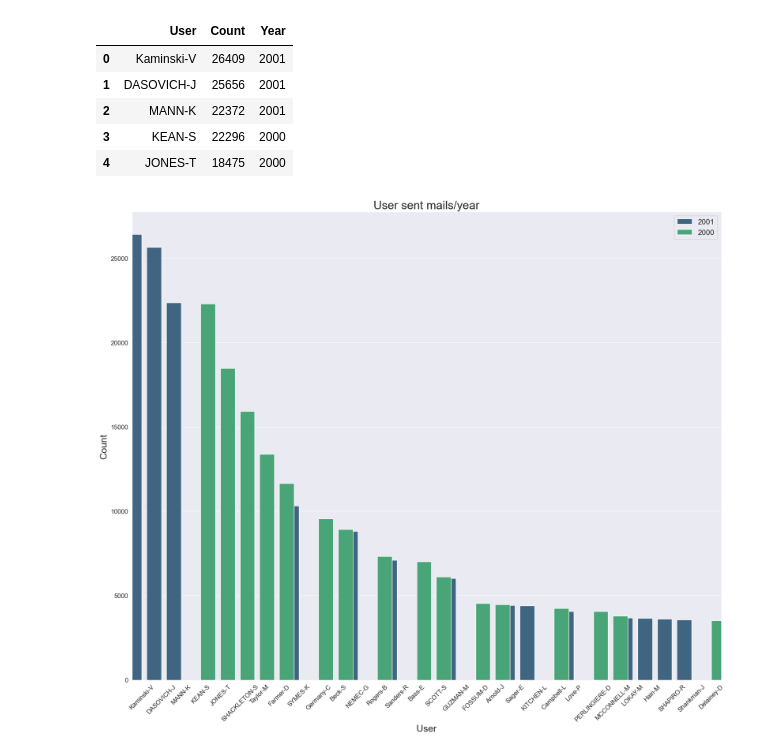
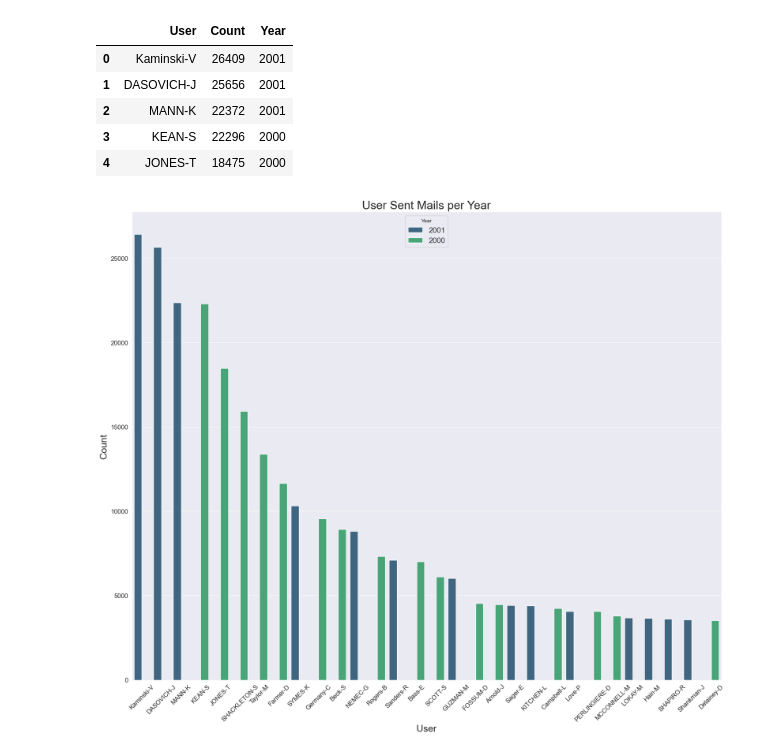
Before and after one commit to tlq010407/5003_enron, a Jupyter notebook: Data_Preprocessing_Visu.ipynb, the cells around one changed output. Drawn from its saved outputs; the diff is of its cells as text; code cells hidden in the pictures.

```diff
--- a/Data_Preprocessing_Visu.ipynb
+++ b/Data_Preprocessing_Visu.ipynb
@@ -338,3 +358,5 @@ Year
 2043         1
 1997         1
 Name: count, dtype: int64
+# %%
+df['Month'] = pd.DatetimeIndex(df['Date']).month
@@ -458,0 +560,14 @@ memory usage: 47.3+ MB
+# %%
+# Based on the 'X-Folder' column, extract the folder name from the last part of the split, and store it in a new column 'Folder'
+def preprocess_folder(folders):
+    column = []
+    for folder in folders:
+        if (folder is None or folder == ""):
+            column.append(np.nan)
+        else:
+            column.append(folder.split("\\")[-1].lower())
+    return column
+
+df['Folder'] = preprocess_folder(df['X-Folder'])
+# Reorder the columns to place 'Folder' before 'X-Folder'
+df = df[['Date', 'From', 'To', 'Subject', 'X-From', 'X-To', 'X-Folder', 'Folder', 'X-Origin', 'X-Filename', 'Cotent', 'Employee', 'Year', 'Month']]
@@ -529,17 +782,24 @@ dataf.head()
 | 3 | KEAN-S | 22296 | 2000 |
 | 4 | JONES-T | 18475 | 2000 |
 # %%
-# diagram showing top users and count of mails sent per year
-dataf['Year'] = dataf['Year'].astype(str)  # Ensure 'Year' is of type string
-plt.figure(figsize = (20,16))
-ax = sns.barplot(data = dataf, x ='User', y = 'Count', hue = 'Year', palette = 'viridis' , saturation = 0.7, width = 1.5)
+# Convert 'dataf' to a Pandas DataFrame
+dataf_df = pd.DataFrame(dataf, columns=['User', 'Count', 'Year'])
+
+# Ensure 'Year' is of type string for the hue parameter
+dataf_df['Year'] = dataf_df['Year'].astype(str)
+
+# Plot the barplot using the DataFrame
+plt.figure(figsize=(20, 16))
+ax = sns.barplot(data=dataf_df, x='User', y='Count', hue='Year', palette='viridis', saturation=0.7, dodge=True)
+
+# Adjust plot aesthetics
 sns.despine()
-plt.xlabel('User', fontsize = 18)
-plt.ylabel('Count', fontsize = 18)
-plt.title('User sent mails/year', fontsize = 22)
-plt.xticks(rotation = 45, fontsize = 12)
-plt.yticks(fontsize = 12)
-plt.legend(fontsize = 14)
+plt.xlabel('User', fontsize=18)
+plt.ylabel('Count', fontsize=18)
+plt.title('User Sent Mails per Year', fontsize=22)
+plt.xticks(rotation=45, fontsize=12)
+plt.yticks(fontsize=12)
+plt.legend(title='Year', fontsize=14)
 plt.show()
 # %% [output]
-[figure, old version]
+[figure, new version]
```
Also changed, not shown: parts of 47 cells of this notebook.
